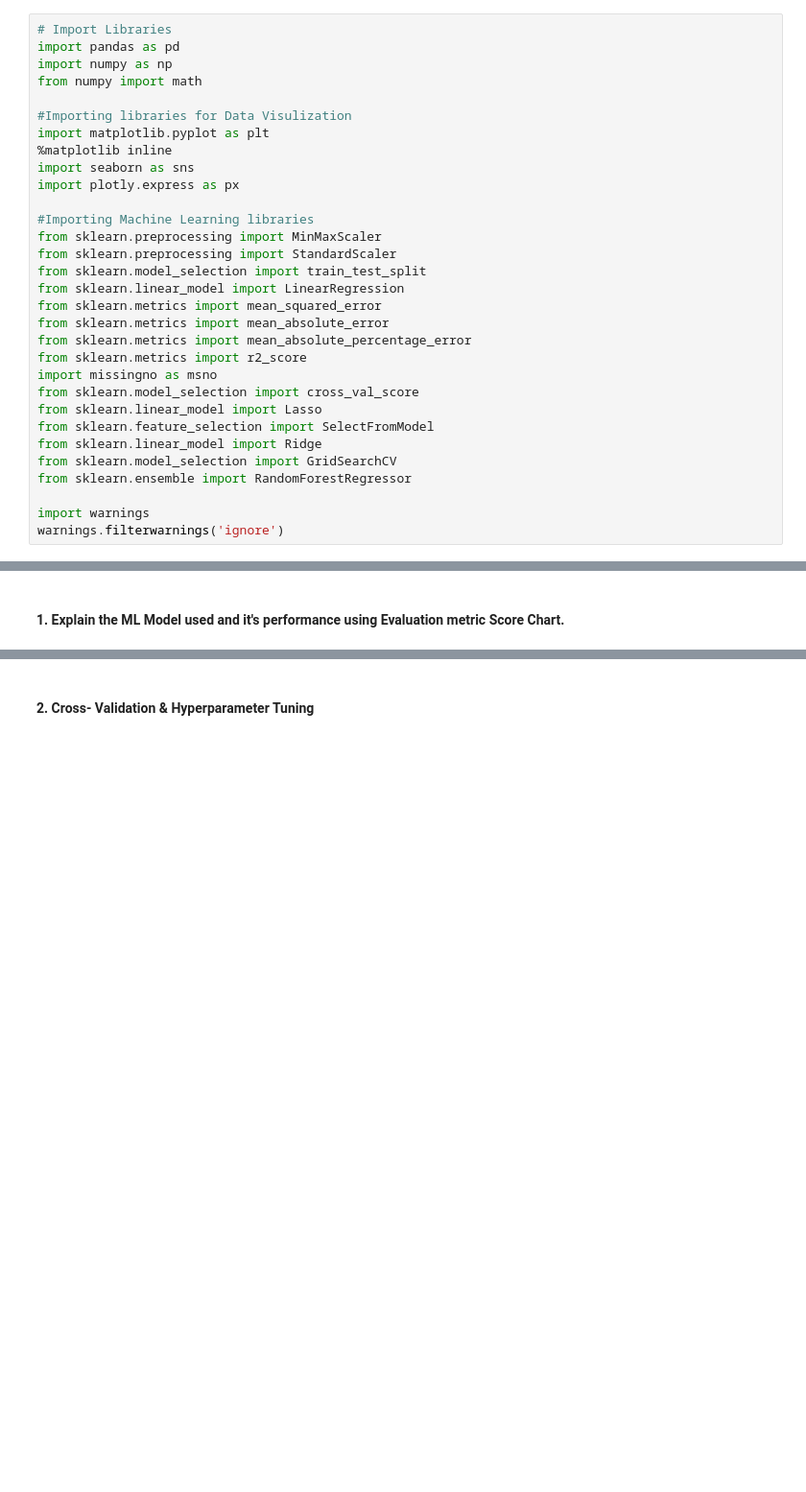
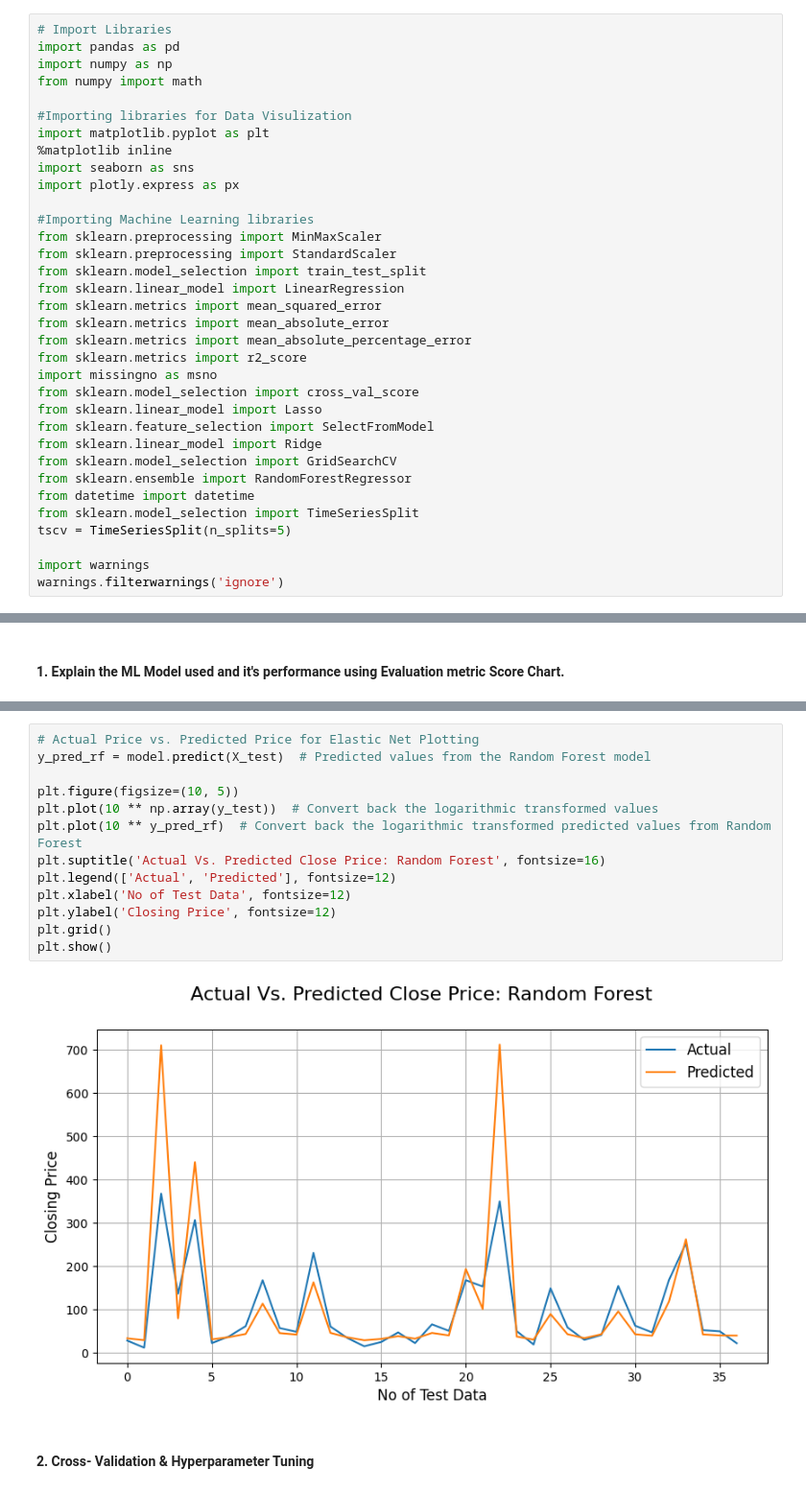
Before and after one commit to kashifkhan9555/Yes_Bank_Closing_price_prediction, a Jupyter notebook: Yes_Bank_Closing_price_prediction.ipynb, the cells around one changed output, grey strips where cells are left out. Shown at 96% size. Drawn from its saved outputs; the diff is of its cells as text; blank space fills up the shorter version.

```diff
--- a/Yes_Bank_Closing_price_prediction.ipynb
+++ b/Yes_Bank_Closing_price_prediction.ipynb
@@ -104,6 +104,9 @@ from sklearn.feature_selection import SelectFromModel
 from sklearn.linear_model import Ridge
 from sklearn.model_selection import GridSearchCV
 from sklearn.ensemble import RandomForestRegressor
+from datetime import datetime
+from sklearn.model_selection import TimeSeriesSplit
+tscv = TimeSeriesSplit(n_splits=5)
 
 import warnings
 warnings.filterwarnings('ignore')
@@ -1329,2 +1473,17 @@ NameError: ignored
+# %%
+# Actual Price vs. Predicted Price for Elastic Net Plotting
+y_pred_rf = model.predict(X_test)  # Predicted values from the Random Forest model
+
+plt.figure(figsize=(10, 5))
+plt.plot(10 ** np.array(y_test))  # Convert back the logarithmic transformed values
+plt.plot(10 ** y_pred_rf)  # Convert back the logarithmic transformed predicted values from Random Forest
+plt.suptitle('Actual Vs. Predicted Close Price: Random Forest', fontsize=16)
+plt.legend(['Actual', 'Predicted'], fontsize=12)
+plt.xlabel('No of Test Data', fontsize=12)
+plt.ylabel('Closing Price', fontsize=12)
+plt.grid()
+plt.show()
+# %% [output]
+[figure, added]
 # %% [markdown]
 #### 2. Cross- Validation & Hyperparameter Tuning
```
Also changed, not shown: parts of 26 cells of this notebook.
